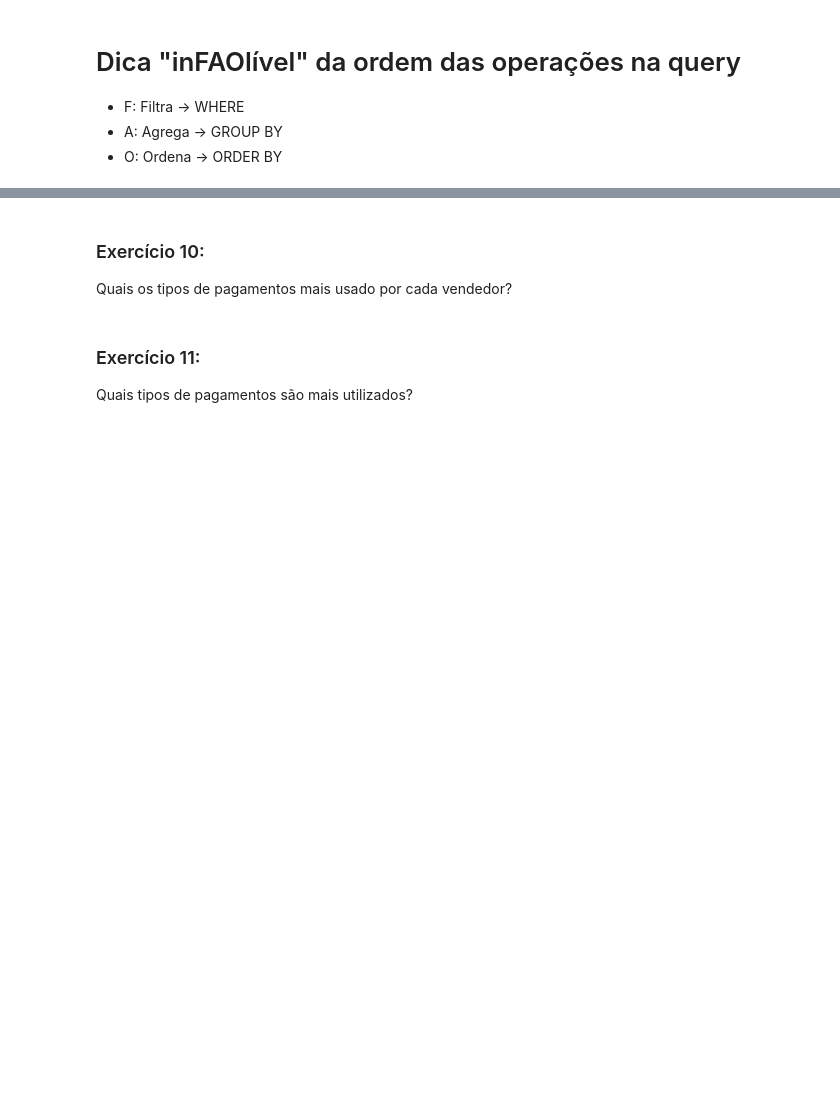
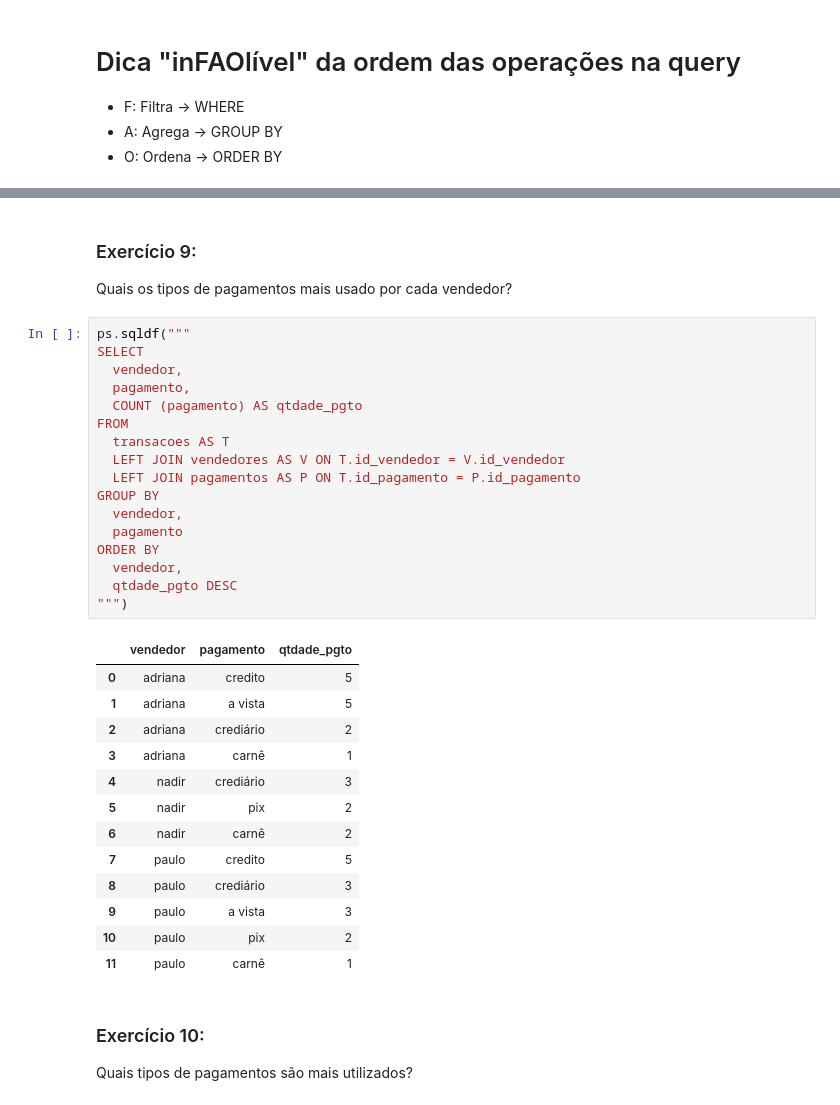
Before and after one commit to pedrofonsecapadilha/BeTechByBraskem, a Jupyter notebook: 03-BancoDeDadosI/Exercícios_aula_7.ipynb, the cells around one changed output, grey strips where cells are left out. Cells and saved outputs as stored; diff of their text form; blank space fills up the shorter version.

```diff
--- a/03-BancoDeDadosI/Exercícios_aula_7.ipynb
+++ b/03-BancoDeDadosI/Exercícios_aula_7.ipynb
@@ -223,8 +396,39 @@ Qual vendedor vendeu mais cursos?
 # %% [markdown]
-### Exercício 10:
+### Exercício 9:
 
 Quais os tipos de pagamentos mais usado por cada vendedor?
+# %%
+ps.sqldf("""
+SELECT
+  vendedor,
+  pagamento,
+  COUNT (pagamento) AS qtdade_pgto
+FROM
+  transacoes AS T
+  LEFT JOIN vendedores AS V ON T.id_vendedor = V.id_vendedor
+  LEFT JOIN pagamentos AS P ON T.id_pagamento = P.id_pagamento
+GROUP BY
+  vendedor,
+  pagamento
+ORDER BY
+  vendedor,
+  qtdade_pgto DESC
+""")
+# %% [output]
+|  | vendedor | pagamento | qtdade_pgto |
+| 0 | adriana | credito | 5 |
+| 1 | adriana | a vista | 5 |
+| 2 | adriana | crediário | 2 |
+| 3 | adriana | carnê | 1 |
+| 4 | nadir | crediário | 3 |
+| 5 | nadir | pix | 2 |
+| 6 | nadir | carnê | 2 |
+| 7 | paulo | credito | 5 |
+| 8 | paulo | crediário | 3 |
+| 9 | paulo | a vista | 3 |
+| 10 | paulo | pix | 2 |
+| 11 | paulo | carnê | 1 |
 # %% [markdown]
-### Exercício 11:
+### Exercício 10:
 
 Quais tipos de pagamentos são mais utilizados?
```
Also changed, not shown: parts of 45 cells of this notebook.
